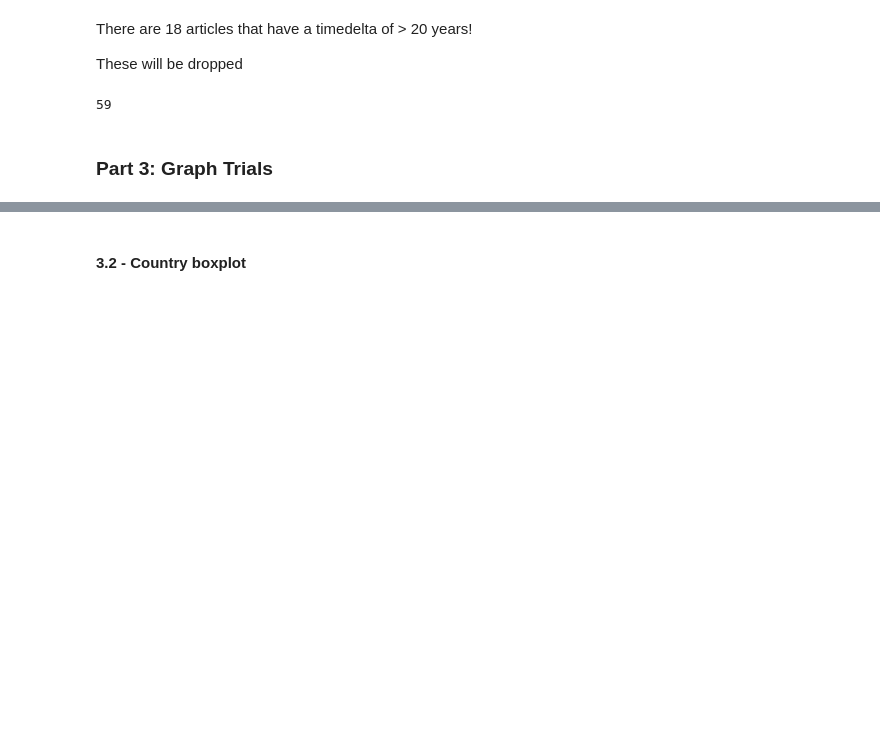
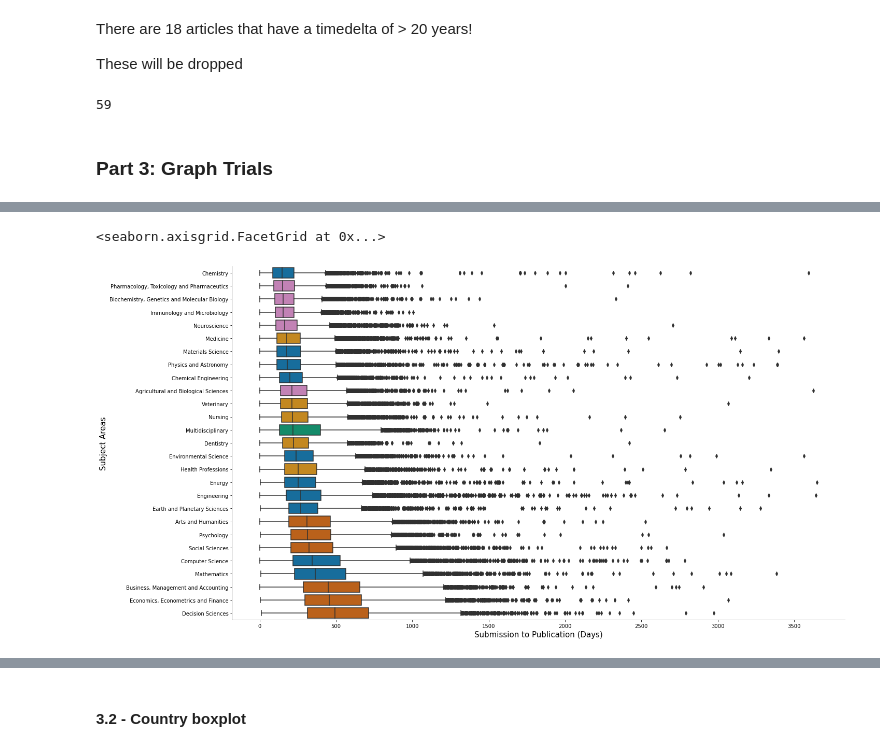
Before and after one commit to Oz-like-the-Wizard/Investigating-the-delay-times-in-academic-publishing, a Jupyter notebook: part8b_main_analysis.ipynb, the cells around one changed output, grey strips where cells are left out. Saved outputs shown, nothing was run; the diff lists cells and outputs as text; code cells hidden in the pictures; blank space fills up the shorter version.

```diff
--- a/part8b_main_analysis.ipynb
+++ b/part8b_main_analysis.ipynb
@@ -513,0 +554,29 @@ q1_date_df = q1_date_df[q1_date_df.time_delta < timedelta(days = 3650)]
+# %%
+my_sa_pal = {'Chemical Engineering': sns.color_palette("colorblind",5)[0],
+ 'Chemistry': sns.color_palette("colorblind",5)[0],
+ 'Computer Science': sns.color_palette("colorblind",5)[0],
+ 'Earth and Planetary Sciences': sns.color_palette("colorblind",5)[0],
+ 'Energy': sns.color_palette("colorblind",5)[0],
+ 'Engineering': sns.color_palette("colorblind",5)[0],
+ 'Life Sciences': sns.color_palette("colorblind",5)[0],
+ 'Environmental Science': sns.color_palette("colorblind",5)[0],
+ 'Materials Science': sns.color_palette("colorblind",5)[0],
+ 'Mathematics': sns.color_palette("colorblind",5)[0],
+ 'Physics and Astronomy': sns.color_palette("colorblind",5)[0],
+ 'Multidisciplinary': sns.color_palette("colorblind",5)[2],
+ 'Medicine': sns.color_palette("colorblind",5)[1],
+ 'Nursing': sns.color_palette("colorblind",5)[1],
+ 'Veterinary': sns.color_palette("colorblind",5)[1],
+ 'Dentistry': sns.color_palette("colorblind",5)[1],
+ 'Health Professions': sns.color_palette("colorblind",5)[1],
+ 'Arts and Humanities': sns.color_palette("colorblind",5)[3],
+ 'Business, Management and Accounting': sns.color_palette("colorblind",5)[3],
+ 'Decision Sciences': sns.color_palette("colorblind",5)[3],
+ 'Social Sciences' : sns.color_palette("colorblind",5)[3],
+ 'Economics, Econometrics and Finance': sns.color_palette("colorblind",5)[3],
+ 'Psychology': sns.color_palette("colorblind",5)[3],
+ 'Agricultural and Biological Sciences': sns.color_palette("colorblind",5)[4],
+ 'Biochemistry, Genetics and Molecular Biology': sns.color_palette("colorblind",5)[4],
+ 'Immunology and Microbiology': sns.color_palette("colorblind",5)[4],
+ 'Neuroscience': sns.color_palette("colorblind",5)[4],
+ 'Pharmacology, Toxicology and Pharmaceutics': sns.color_palette("colorblind",5)[4]}
@@ -539,0 +603,14 @@ plt.show()
+# %%
+g = sns.catplot(
+    data=q1_date_df, x='time_delta', y='Chosen_SA',
+    kind='box', height=10, aspect= 2,
+    order=sa_order, palette = my_sa_pal
+)
+
+g.
+g.set_xlabels("Submission to Publication (Days)", fontsize=15)
+g.set_ylabels("Subject Areas", fontsize=15)
+g.despine(right=True, top=True)
+# %% [output]
+<seaborn.axisgrid.FacetGrid at 0x...>
+[figure, added]
```
Also changed, not shown: parts of 44 cells of this notebook, 20 other files.
